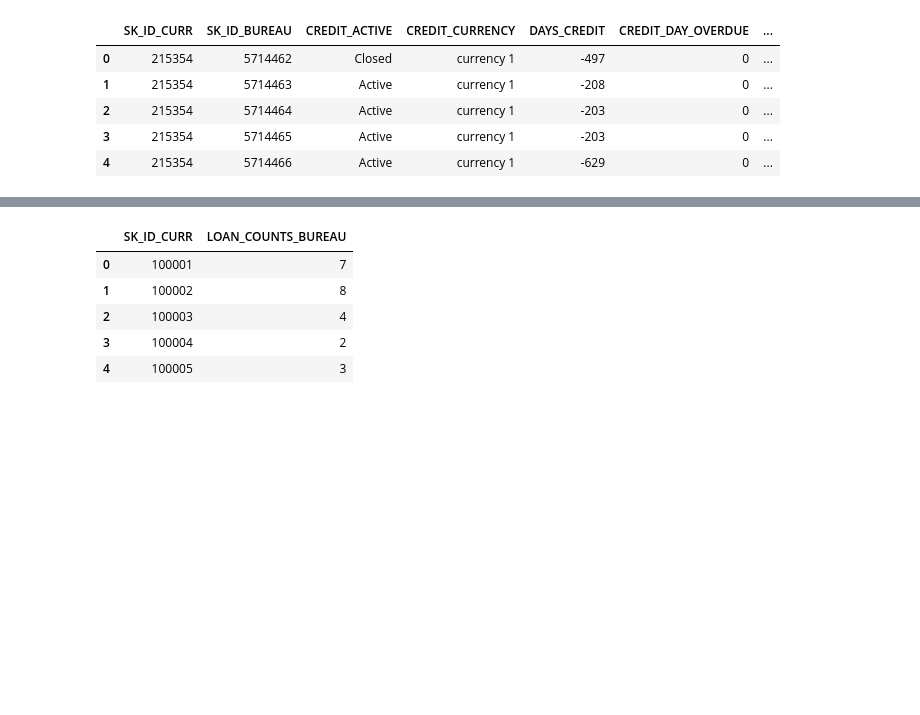
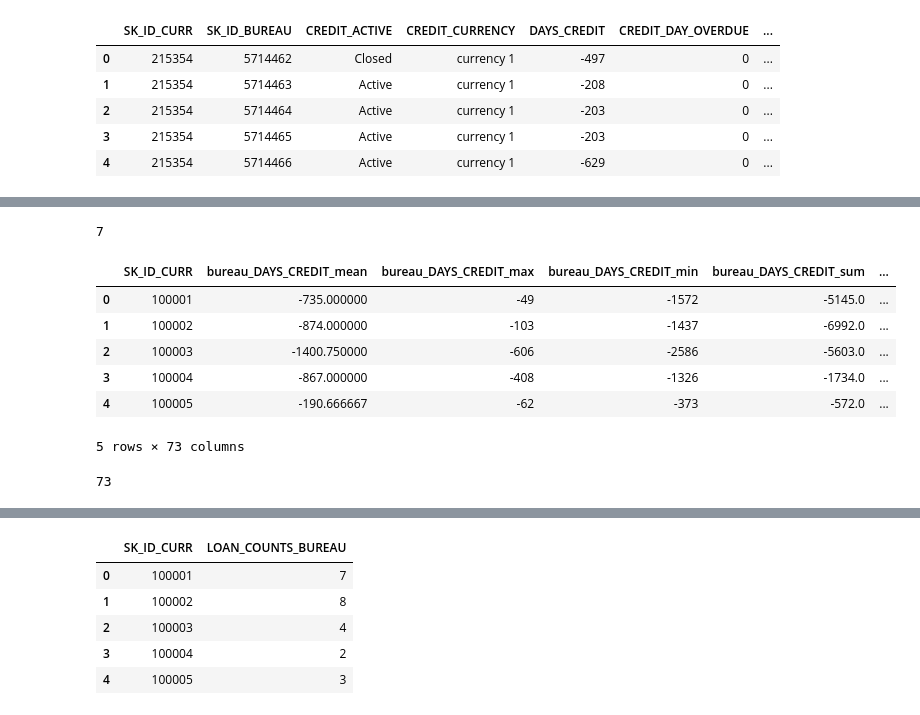
Before and after one commit to zahid1202/Credit_Default_Risk, a Jupyter notebook: Features_Engineering.ipynb, the cells around one changed output, grey strips where cells are left out. Drawn from its saved outputs; the diff is of its cells as text; code cells hidden in the pictures; blank space fills up the shorter version.

```diff
--- a/Features_Engineering.ipynb
+++ b/Features_Engineering.ipynb
@@ -190,7 +190,7 @@ class aggregator(object):
 
     def numeric_aggregation(self, df, df_name,
                             groupby_variable ="SK_ID_CURR",
-                            aggregation_functions = ["mean", "max", "min", "sum", "std","count","prod", "var" ]):
+                            aggregation_functions = ["mean", "max", "min", "sum", "std","count" ]):
         """
         Parameters:
         -----------
@@ -268,5 +268,32 @@ class aggregator(object):
         new_df = pd.merge(df1,df2, on = on, how = how)
         return new_df
 
+    def missing_values(self, df, figsize=(10, 30)):
+        plt.style.use('fivethirtyeight')
+        misval= df.isnull().sum()
+        df_misval = pd.DataFrame(misval[misval!=0])
+        df_misval.columns = ['frequency']
+        df_misval["percentage"] = (df_misval/len(df))*100
+        df_misval =df_misval.sort_values("percentage", ascending = False)[:100]
+
+        # If there are more than 50 % values are missing, it will appear as red.
+        colors = ['red' if (x > 50.00) else 'green' for x in df_misval['percentage']]
+        # Now Plotting missing values as well as the dataframe
+        f, ax = plt.subplots(1,2, figsize=figsize)
+
+        b= sns.barplot(x= "percentage", y = df_misval.index,
+                    data = df_misval, palette=colors, label = "biggest")
+        font = {'family': 'serif','color':  'black', 'weight': 'normal','size': 30}
+        b.set_xlim(0,100)
+        b.set_xlabel("Percentage (%)", fontdict = font)
+        b.set_title("Percentage of Missing Values", fontsize = 30)
+
+        # Annotaing the acutal number
+        for index, row in df_misval.reset_index().iterrows():
+            b.text(10+row.percentage,row.name, str(round(row.percentage,1)) + " %", color='black', va="center")
+        #ax.tick_params(axis = 'x', which = 'both', labelsize = 16)
+
+        plt.rc("font")
+        plt.tight_layout()
 
 agg = aggregator()
@@ -290,0 +322,8 @@ bureau.head()
+# %%
+## Aggregating only numeric columns of bureau_balance and bureau dataframe
+bureau_balance_num_aggregated = agg.numeric_aggregation(bureau_balance,
+                                                    "bureau_balance",
+                                               groupby_variable='SK_ID_BUREAU')
+
+bureau_num_aggregated = agg.numeric_aggregation(bureau, "bureau",
+                                                groupby_variable='SK_ID_CURR',)
@@ -291 +339,19 @@ bureau.head()
+# %%
+len(bureau_balance_num_aggregated.columns)
+# %% [output]
+7
+# %%
+bureau_num_aggregated.head()
+# %% [output]
+|  | SK_ID_CURR | bureau_DAYS_CREDIT_mean | bureau_DAYS_CREDIT_max | bureau_DAYS_CREDIT_min | bureau_DAYS_CREDIT_sum | ... |
+| 0 | 100001 | -735.000000 | -49 | -1572 | -5145.0 | ... |
+| 1 | 100002 | -874.000000 | -103 | -1437 | -6992.0 | ... |
+| 2 | 100003 | -1400.750000 | -606 | -2586 | -5603.0 | ... |
+| 3 | 100004 | -867.000000 | -408 | -1326 | -1734.0 | ... |
+| 4 | 100005 | -190.666667 | -62 | -373 | -572.0 | ... |
+5 rows × 73 columns
+# %%
+len(bureau_num_aggregated.columns)
+# %% [output]
+73
 # %%
```
Also changed, not shown: parts of 27 cells of this notebook.
